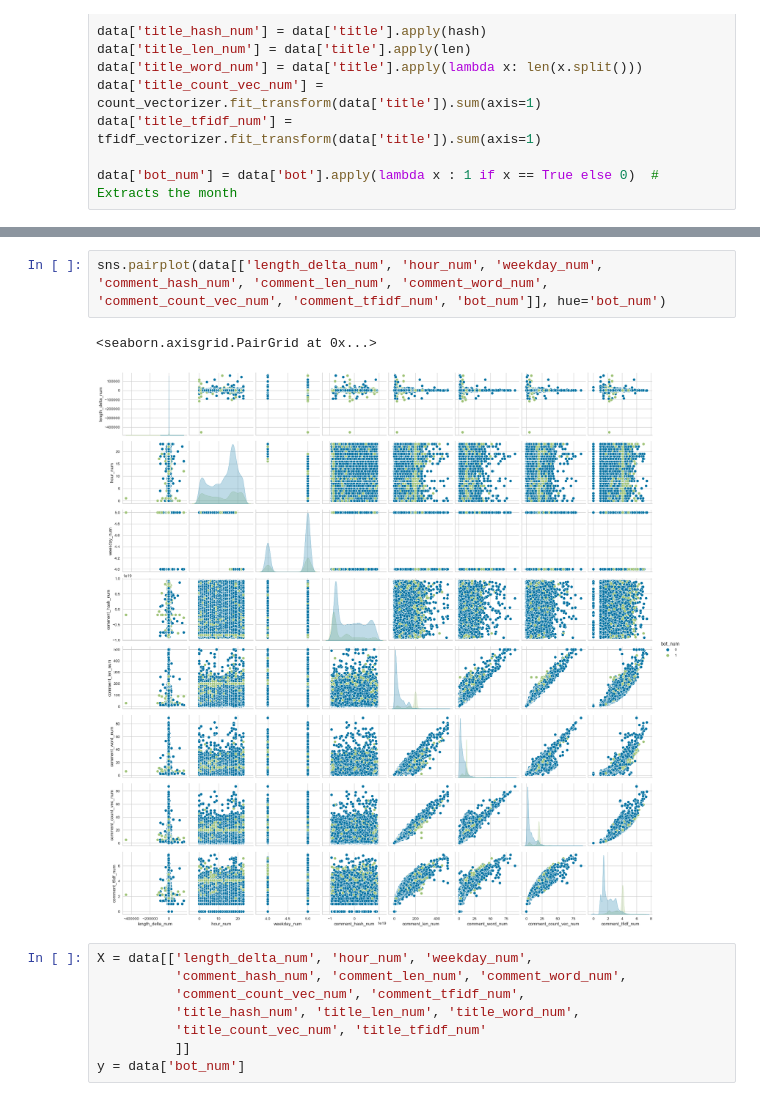
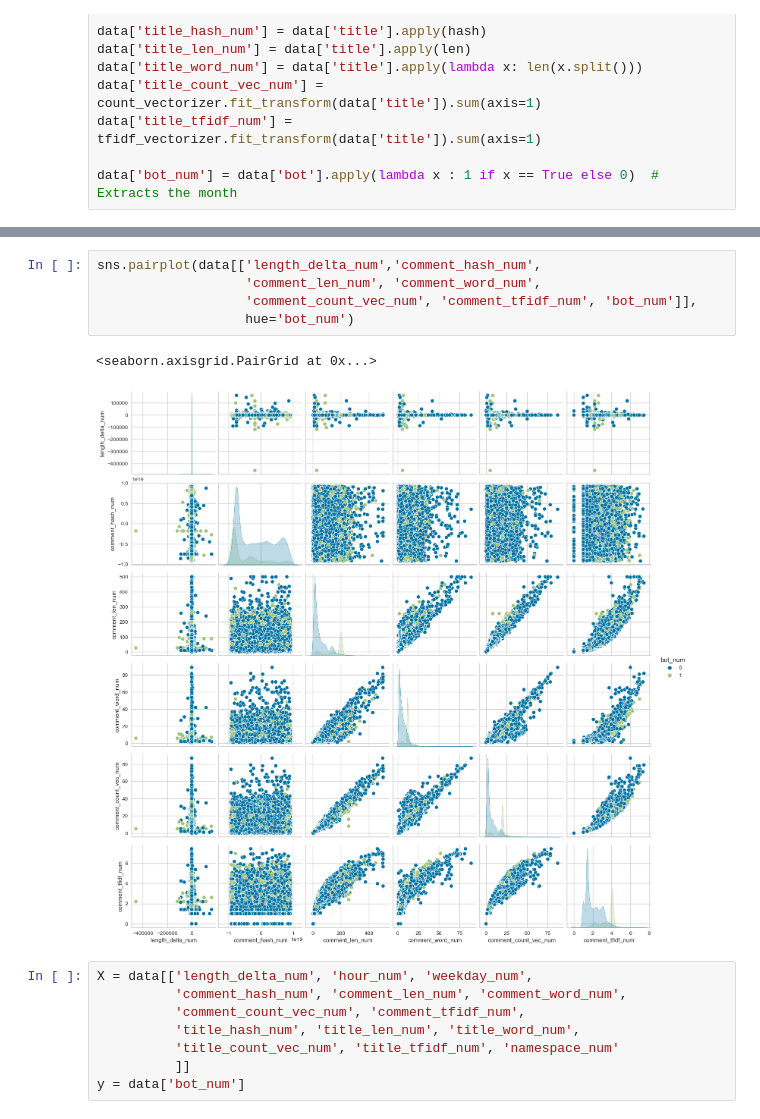
Before and after one commit to ansu0122/ucu-mmds, a Jupyter notebook: src/homework2/ml_cookbook.ipynb, the cells around one changed output, grey strips where cells are left out. Cells and saved outputs as stored; diff of their text form.

```diff
--- a/src/homework2/ml_cookbook.ipynb
+++ b/src/homework2/ml_cookbook.ipynb
@@ -34,14 +39,17 @@ data['bot_num'] = data['bot'].apply(lambda x : 1 if x == True else 0)  # Extract
 # %%
-sns.pairplot(data[['length_delta_num', 'hour_num', 'weekday_num', 'comment_hash_num', 'comment_len_num', 'comment_word_num', 'comment_count_vec_num', 'comment_tfidf_num', 'bot_num']], hue='bot_num')
+sns.pairplot(data[['length_delta_num','comment_hash_num',
+                   'comment_len_num', 'comment_word_num',
+                   'comment_count_vec_num', 'comment_tfidf_num', 'bot_num']],
+                   hue='bot_num')
 # %% [output]
 <seaborn.axisgrid.PairGrid at 0x...>
-[figure, old version]
+[figure, new version]
 # %%
 X = data[['length_delta_num', 'hour_num', 'weekday_num',
           'comment_hash_num', 'comment_len_num', 'comment_word_num',
           'comment_count_vec_num', 'comment_tfidf_num',
           'title_hash_num', 'title_len_num', 'title_word_num',
-          'title_count_vec_num', 'title_tfidf_num'
+          'title_count_vec_num', 'title_tfidf_num', 'namespace_num'
           ]]
 y = data['bot_num']
 # %%
```
Also changed, not shown: parts of 7 cells of this notebook, 1 other file.
